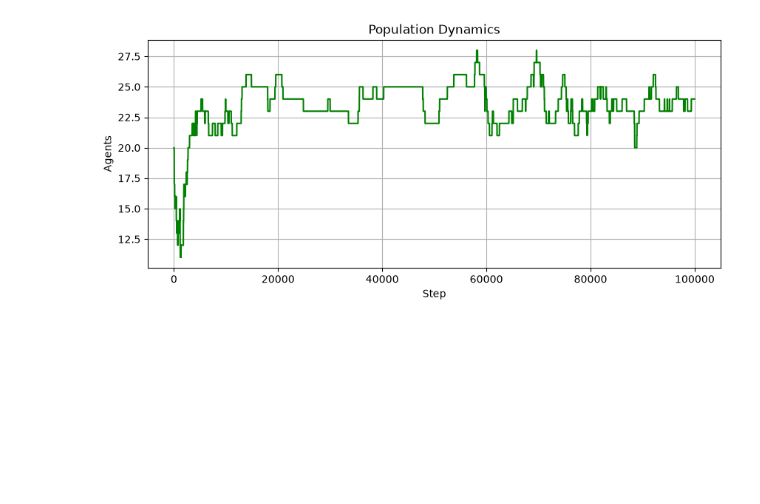
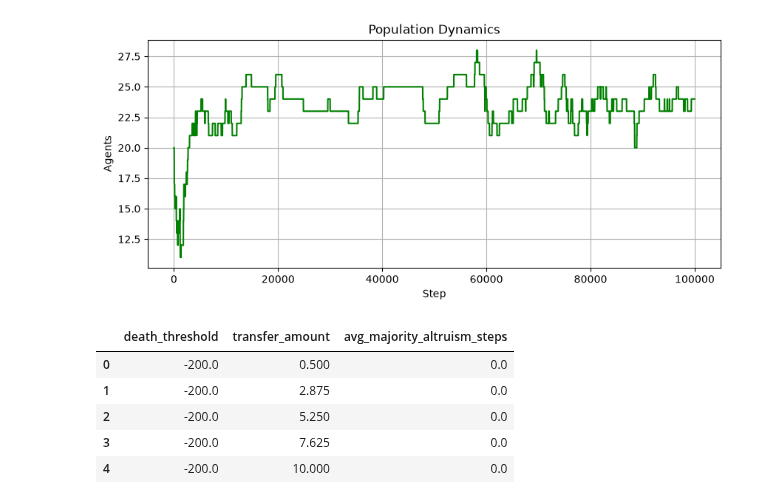
Before and after one commit to bcl-group/2703-nishimura-bachelor-thesis, a Jupyter notebook: project/notebooks/analysis.ipynb, the cells around one changed output. Drawn from its saved outputs; the diff is of its cells as text; code cells hidden in the pictures; blank space fills up the shorter version.

```diff
--- a/project/notebooks/analysis.ipynb
+++ b/project/notebooks/analysis.ipynb
@@ -33,0 +36,10 @@ plt.show()
+# %%
+df = pd.read_csv("../data/grid_search_results.csv")
+df.head()
+# %% [output]
+|  | death_threshold | transfer_amount | avg_majority_altruism_steps |
+| 0 | -200.0 | 0.500 | 0.0 |
+| 1 | -200.0 | 2.875 | 0.0 |
+| 2 | -200.0 | 5.250 | 0.0 |
+| 3 | -200.0 | 7.625 | 0.0 |
+| 4 | -200.0 | 10.000 | 0.0 |
```
Also changed, not shown: parts of 4 cells of this notebook, 3 other files.
